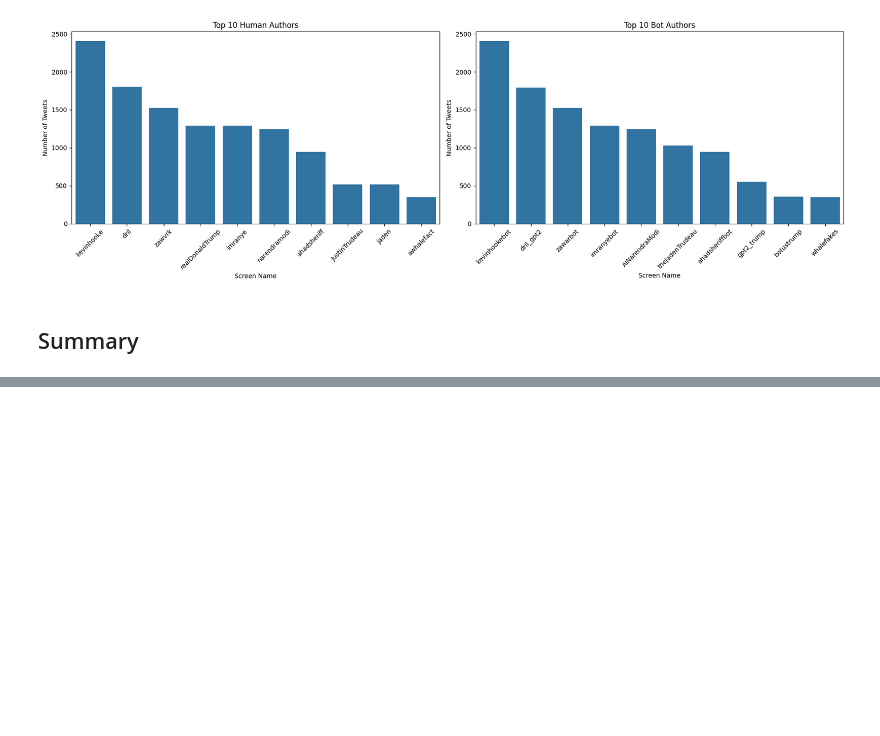
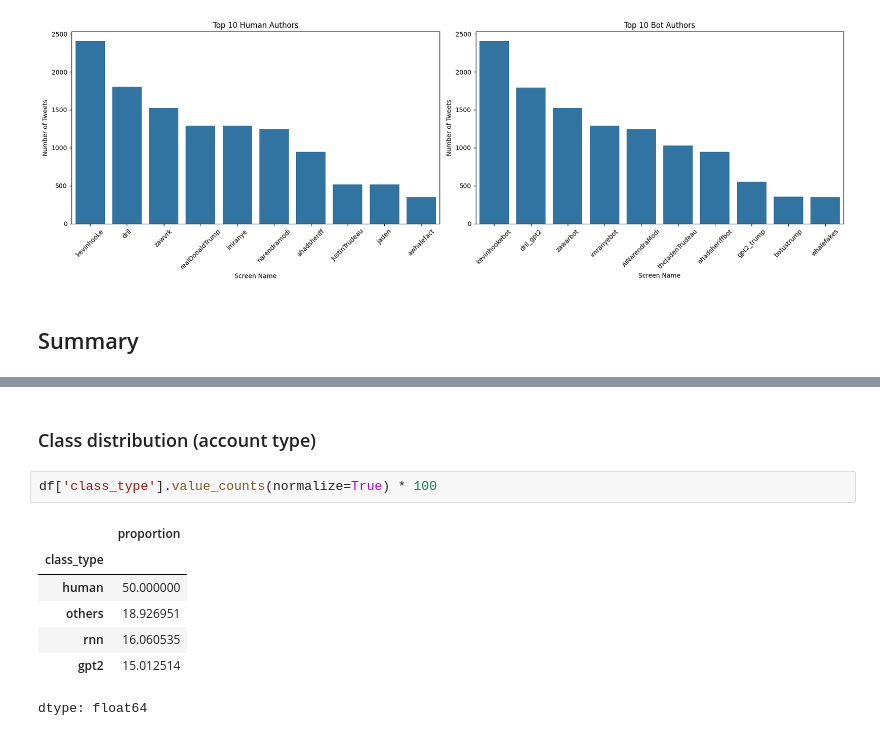
Before and after one commit to hstoklosa/fake-tweets-detection, a Jupyter notebook: eda_new.ipynb, the cells around one changed output, grey strips where cells are left out. Cells and saved outputs as stored; diff of their text form; blank space fills up the shorter version.

```diff
--- a/eda_new.ipynb
+++ b/eda_new.ipynb
@@ -480,0 +496,12 @@ Name: proportion, dtype: float64
+# %% [markdown]
+### Class distribution (account type)
+# %%
+df['class_type'].value_counts(normalize=True) * 100
+# %% [output]
+|  | proportion |
+| class_type |  |
+| human | 50.000000 |
+| others | 18.926951 |
+| rnn | 16.060535 |
+| gpt2 | 15.012514 |
+dtype: float64
```
Also changed, not shown: parts of 24 cells of this notebook.
